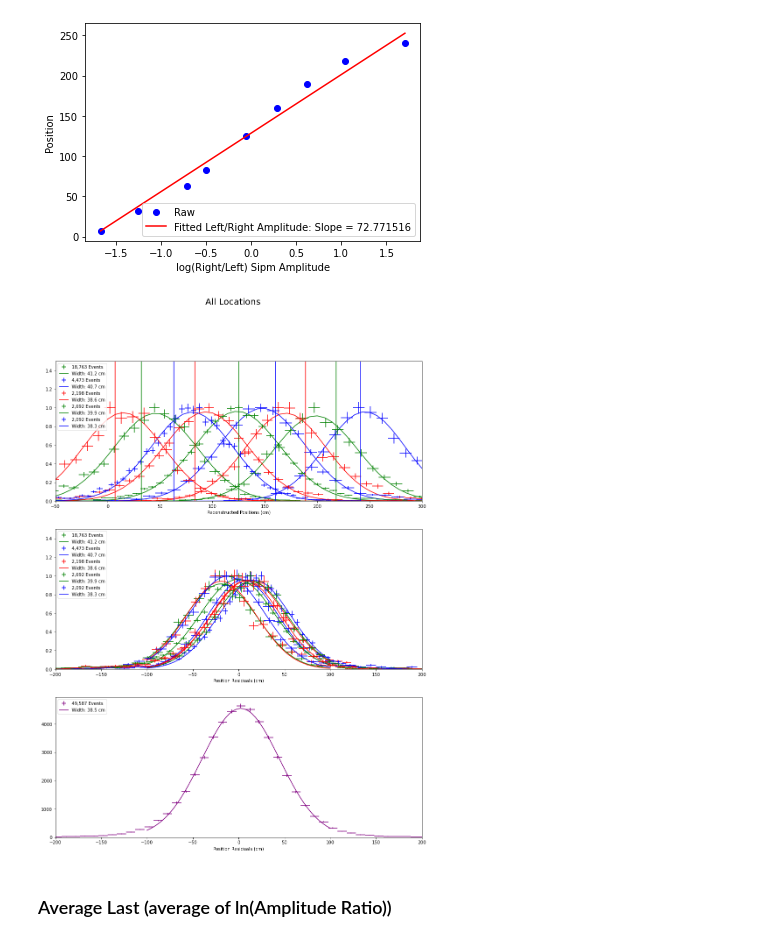
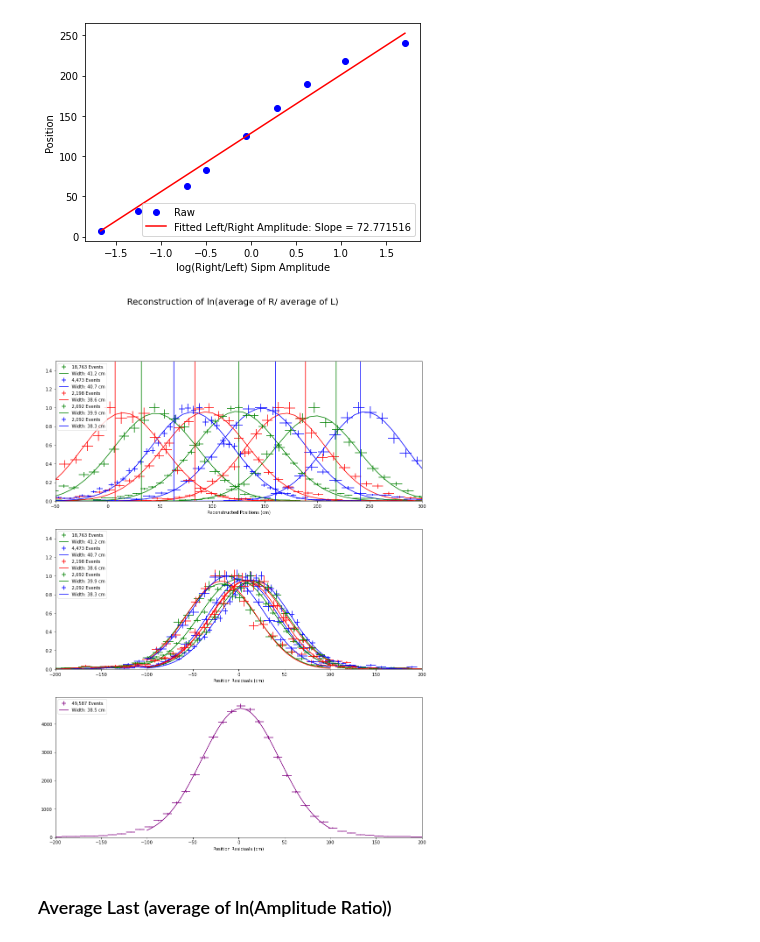
Before and after one commit to peckalec/fcal_project, a Jupyter notebook: SingleBarCosmics.ipynb, the cells around one changed output. Drawn from its saved outputs; the diff is of its cells as text; code cells hidden in the pictures.

```diff
--- a/SingleBarCosmics.ipynb
+++ b/SingleBarCosmics.ipynb
@@ -314,7 +316,6 @@ plt.show()
 [figure]
 # %%
 #ln( avg(R)/avg(L) )
-#ln( avg(R/L) )
 histdatas= [-666]*len(dataframes)
 errs = [-666]*len(dataframes)
 fits = [-666]*len(dataframes)
@@ -322,7 +323,7 @@ allresiduals=[]
 binresolution = 10
 
 fig,ax = plt.subplots(3,1,figsize=(15,20))
-fig.suptitle("All Locations", fontsize=20)
+fig.suptitle("Reconstruction of ln(average of R/ average of L)", fontsize=20)
 for i in range(len(dataframes)):
     bincount = int(np.sqrt(len(dataframes[i])))#int(np.floor( ( max(dataframes[i].eval(f"(log(ch4_P2P_fit/ch3_P2P_fit)-{AmpLogFit[1]})/{AmpLogFit[0]}"))
                               #-min(dataframes[i].eval(f"(log(ch4_P2P_fit/ch3_P2P_fit)-{AmpLogFit[1]})/{AmpLogFit[0]}")) )/binresolution ))
@@ -348,34 +349,34 @@ for i in range(len(dataframes)):
                label=f"Width: {abs(coeff[2]):.1f} cm",color=colors[i%3])
     ax[1].errorbar(rescenters,rescount/max(rescount),
                    xerr = 0.5*(rescenters[1]-rescenters[0]), yerr = np.sqrt(rescount)/max(rescount),
                    color = colors[i%3],linestyle="")
 for i in range(len(dataframes)):
     ax[0].vlines(locations[i],0,10,color = colors[i%3])
 bincount = int(np.floor( ( max(allresiduals) - min(allresiduals) )/binresolution ))
 #print(len(allresiduals))
 rescount,resbins,resbars = ax[2].hist(allresiduals,bincount,visible=False)
 #print("bin resolution",resbins[1]-resbins[0])
 rescenters = resbins[1:]/2+resbins[:-1]/2
 coeff_res_amp, covar_res_amp = curve_fit(gaus, rescenters, rescount,p0=(1000,0,25))
 myplt, = ax[2].plot(np.linspace(-100,100,50),gaus(np.linspace(-100,100,50),*coeff_res_amp),label=f"Width: {abs(coeff[2]):.1f} cm",color='purple')
 myerr = ax[2].errorbar(rescenters,rescount,
                xerr = 0.5*(rescenters[1]-rescenters[0]),yerr = np.sqrt(rescount),
                color = 'purple',linestyle="", label=f"{len(allresiduals):,} Events")
 
 ax[0].set_xlim(-50,300)
 ax[0].set_ylim(0,1.5)
 ax[0].set_xlabel("Reconstructed Positions (cm)")
 ax[0].legend(handles=[errs[4],fits[4],errs[3],fits[3],errs[2],fits[2],errs[1],fits[1],errs[0],fits[0]],loc='upper left')
 ax[1].set_xlim(-200,200)
 ax[1].set_ylim(0,1.5)
 ax[1].set_xlabel("Position Residuals (cm)")
 ax[1].legend(handles=[errs[4],fits[4],errs[3],fits[3],errs[2],fits[2],errs[1],fits[1],errs[0],fits[0]],loc='upper left')
 ax[2].set_xlim(-200,200)
 ax[2].set_xlabel("Position Residuals (cm)")
 ax[2].legend(handles=[myerr,myplt],loc='upper left')
 plt.show()
 # %% [output]
-[figure, old version]
+[figure, new version]
 # %% [markdown]
 ### Average Last (average of ln(Amplitude Ratio))
 # %%
```
Also changed, not shown: parts of 5 cells of this notebook.
